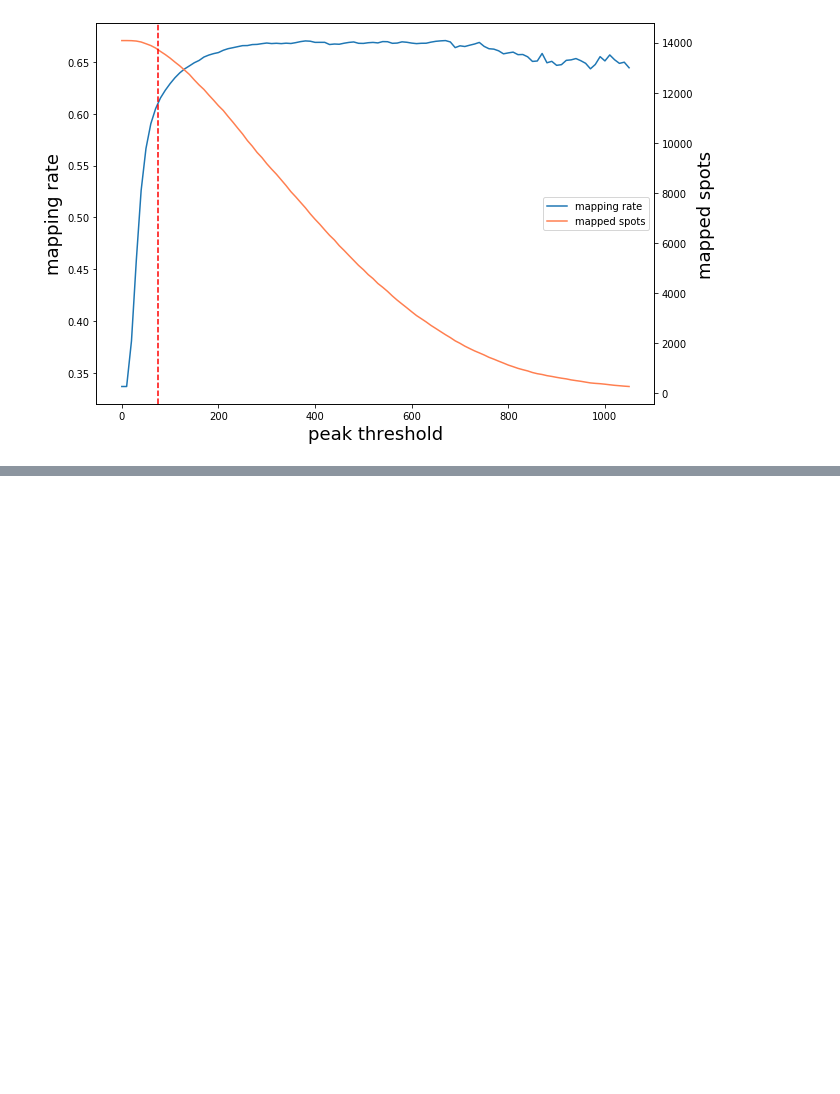
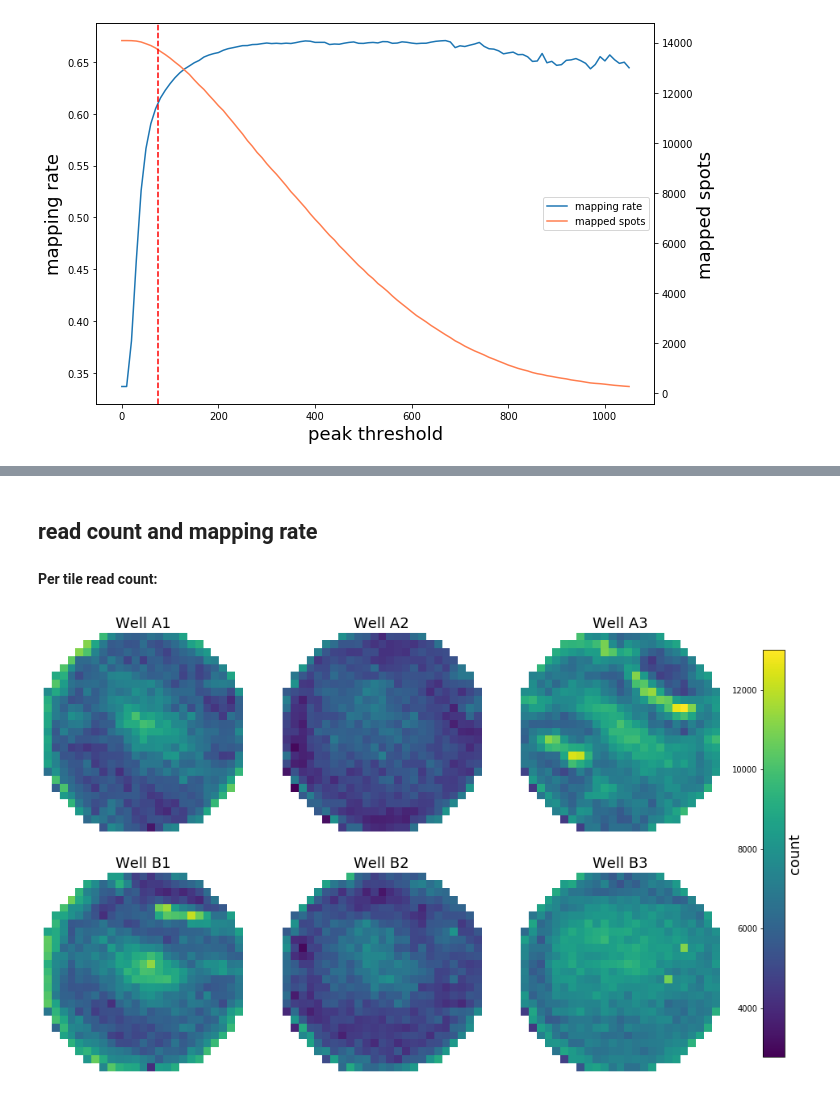
Before and after one commit to feldman4/OpticalPooledScreens, a Jupyter notebook: example_image_analysis.ipynb, the cells around one changed output, grey strips where cells are left out. Saved outputs shown, nothing was run; the diff lists cells and outputs as text; code cells hidden in the pictures; blank space fills up the shorter version.

Commit message:
add qc plots to example notebook and example_data

```diff
--- a/example_image_analysis.ipynb
+++ b/example_image_analysis.ipynb
@@ -261,0 +318,2 @@ plt.axvline(x=75,color='red',linestyle='--')
+# %%
+df_reads = pd.read_hdf('/content/reads.hdf')
@@ -261,0 +324,10 @@ plt.axvline(x=75,color='red',linestyle='--')
+# %% [markdown]
+## read count and mapping rate
+# %% [markdown]
+**Per tile read count:**
+# %%
+axes = ops.qc.plot_count_heatmap(df_reads,
+                                 shape='square',snake_sites=False)
+# plt.savefig('qc_read_count.pdf',dpi=300,bbox_inches='tight')
+# %% [output]
+[figure, added]
```
Also changed, not shown: parts of 44 cells of this notebook, 6 other files.
